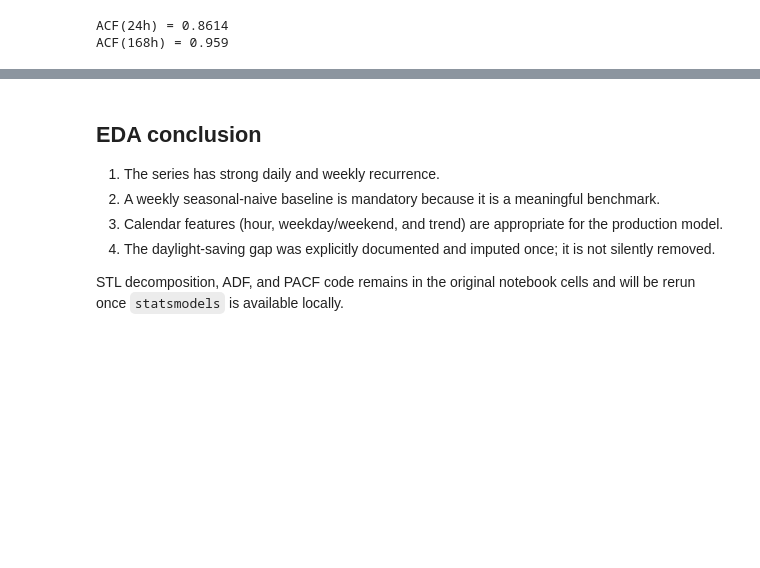
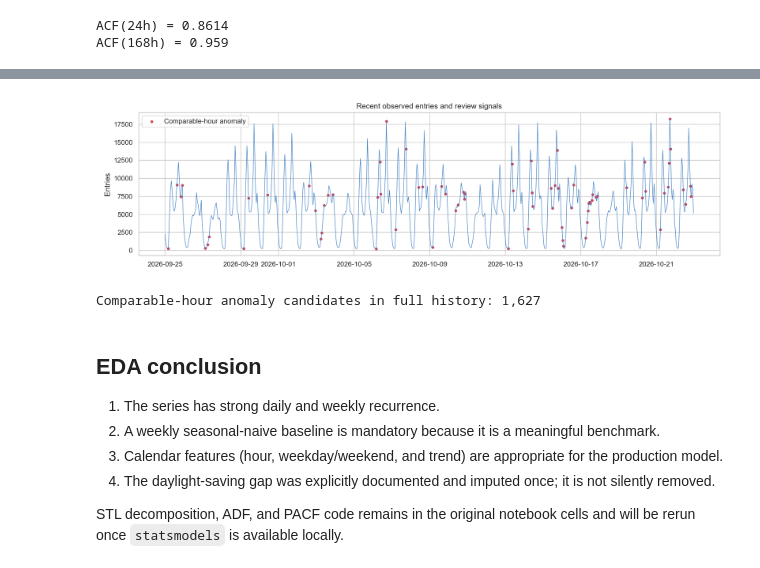
Before and after one commit to shivrajkadam24-a11y/TSDA-Mini-Project, a Jupyter notebook: notebooks/01_eda_and_diagnostics.ipynb, the cells around one changed output, grey strips where cells are left out. Cells and saved outputs as stored; diff of their text form; code cells hidden in the pictures; blank space fills up the shorter version.

```diff
--- a/notebooks/01_eda_and_diagnostics.ipynb
+++ b/notebooks/01_eda_and_diagnostics.ipynb
@@ -54,3 +73,9 @@ ACF(168h) = 0.959
+# %%
+# Comparable-hour anomaly screen for the last 28 days
+anomalies = compare_against_hour_day_bounds(df)
+# %% [output]
+[figure, added]
+Comparable-hour anomaly candidates in full history: 1,627
 # %% [markdown]
 ## EDA conclusion
 
```
Also changed, not shown: parts of 4 cells of this notebook, 12 other files.
